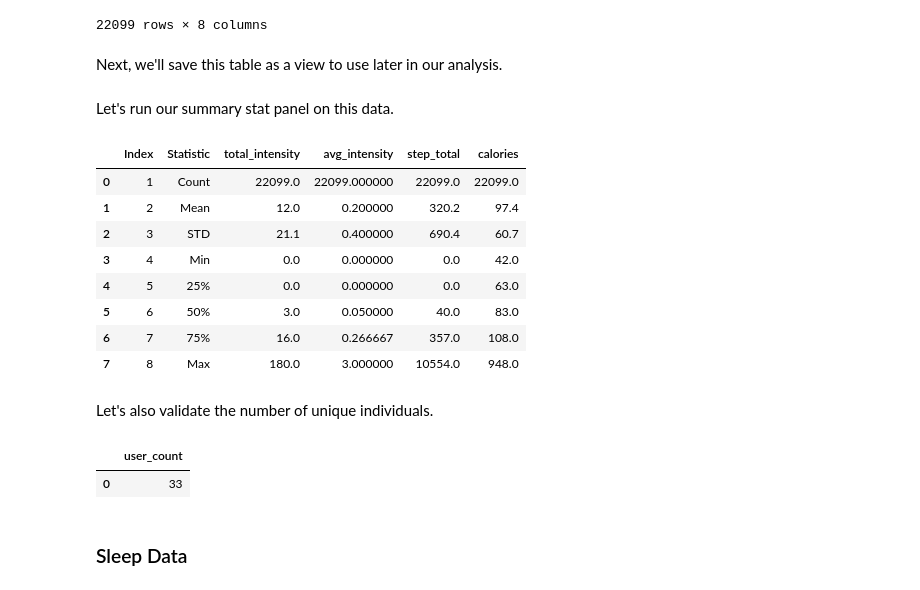
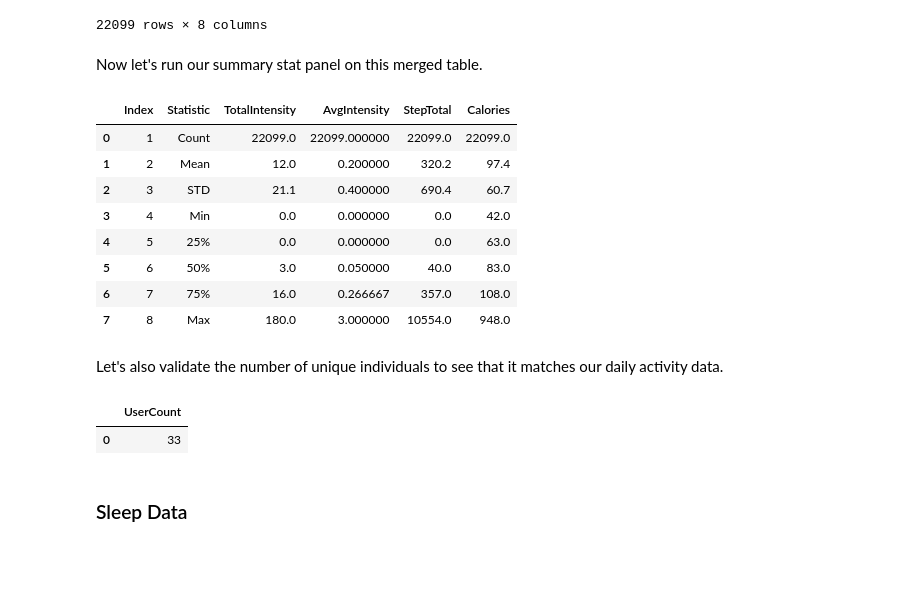
Before and after one commit to phlln/bellabeat-analysis, a Jupyter notebook: bellabeat_bigquery_playground.ipynb, the cells around one changed output. Drawn from its saved outputs; the diff is of its cells as text; code cells hidden in the pictures; blank space fills up the shorter version.

```diff
--- a/bellabeat_bigquery_playground.ipynb
+++ b/bellabeat_bigquery_playground.ipynb
@@ -388,18 +382,16 @@ SELECT hi.Id,
 | 22097 | 8877689391 | 2016-05-12 13:00:00+00:00 | 13 | Thu | 6 | 0.100000 | 307 | 101 |
 | 22098 | 8877689391 | 2016-05-12 14:00:00+00:00 | 14 | Thu | 9 | 0.150000 | 457 | 113 |
 22099 rows × 8 columns
-# %% [markdown]
-Next, we'll save this table as a view to use later in our analysis.
 # %% [markdown]
-Let's run our summary stat panel on this data.
+Now let's run our summary stat panel on this merged table.
 # %%
 %%bigquery
 SELECT 1 AS Index,
       'Count' AS Statistic,
-       COUNT(TotalIntensity) AS total_intensity,
-       COUNT(AverageIntensity) AS avg_intensity,
-       COUNT(StepTotal) AS step_total,
-       COUNT(Calories) AS calories
+       COUNT(TotalIntensity) AS TotalIntensity,
+       COUNT(AverageIntensity) AS AvgIntensity,
+       COUNT(StepTotal) AS StepTotal,
+       COUNT(Calories) AS Calories
   FROM `gac-bellabeat.activity.hourly`
  UNION ALL
 SELECT 2,
@@ -421,10 +413,10 @@ SELECT 2,
   UNION ALL
 SELECT 4,
        'Min',
-       MIN(TotalIntensity) AS min_total_steps,
-       MIN(AverageIntensity) AS min_avg_intensity,
-       MIN(StepTotal) AS min_step_total,
-       MIN(Calories) AS min_calories
+       MIN(TotalIntensity),
+       MIN(AverageIntensity),
+       MIN(StepTotal),
+       MIN(Calories)
   FROM `gac-bellabeat.activity.hourly`
   UNION ALL
 (SELECT 5,
@@ -432,38 +424,38 @@ SELECT 4,
        PERCENTILE_CONT(TotalIntensity, 0.25) OVER(),
        PERCENTILE_CONT(AverageIntensity, 0.25) OVER(),
        PERCENTILE_CONT(StepTotal, 0.25) OVER(),
        PERCENTILE_CONT(Calories, 0.25) OVER()
   FROM `gac-bellabeat.activity.hourly`
   LIMIT 1)
   UNION ALL
 (SELECT 6,
        '50%',
        PERCENTILE_CONT(TotalIntensity, 0.50) OVER(),
        PERCENTILE_CONT(AverageIntensity, 0.50) OVER(),
        PERCENTILE_CONT(StepTotal, 0.50) OVER(),
        PERCENTILE_CONT(Calories, 0.50) OVER()
   FROM `gac-bellabeat.activity.hourly`
   LIMIT 1)
   UNION ALL
 (SELECT 7,
        '75%',
        PERCENTILE_CONT(TotalIntensity, 0.75) OVER(),
        PERCENTILE_CONT(AverageIntensity, 0.75) OVER(),
        PERCENTILE_CONT(StepTotal, 0.75) OVER(),
        PERCENTILE_CONT(Calories, 0.75) OVER()
   FROM `gac-bellabeat.activity.hourly`
   LIMIT 1)
 UNION ALL
 SELECT 8,
        'Max',
-       MAX(TotalIntensity) AS max_total_intensity,
-       MAX(AverageIntensity) AS max_avg_intensity,
-       MAX(StepTotal) AS max_step_total,
-       MAX(Calories) AS max_calories
+       MAX(TotalIntensity),
+       MAX(AverageIntensity),
+       MAX(StepTotal),
+       MAX(Calories)
   FROM `gac-bellabeat.activity.hourly`
 ORDER BY Index ASC;
 # %% [output]
-|  | Index | Statistic | total_intensity | avg_intensity | step_total | calories |
+|  | Index | Statistic | TotalIntensity | AvgIntensity | StepTotal | Calories |
 | 0 | 1 | Count | 22099.0 | 22099.000000 | 22099.0 | 22099.0 |
 | 1 | 2 | Mean | 12.0 | 0.200000 | 320.2 | 97.4 |
 | 2 | 3 | STD | 21.1 | 0.400000 | 690.4 | 60.7 |
@@ -473,13 +465,13 @@ ORDER BY Index ASC;
 | 6 | 7 | 75% | 16.0 | 0.266667 | 357.0 | 108.0 |
 | 7 | 8 | Max | 180.0 | 3.000000 | 10554.0 | 948.0 |
 # %% [markdown]
-Let's also validate the number of unique individuals.
+Let's also validate the number of unique individuals to see that it matches our daily activity data.
 # %%
 %%bigquery
-SELECT COUNT(DISTINCT Id) AS user_count
- FROM `gac-bellabeat.activity.hourly`;
+SELECT COUNT(DISTINCT Id) AS UserCount
+  FROM `gac-bellabeat.activity.hourly`;
 # %% [output]
-|  | user_count |
+|  | UserCount |
 | 0 | 33 |
 # %% [markdown]
 ### Sleep Data
```
Also changed, not shown: parts of 12 cells of this notebook.
